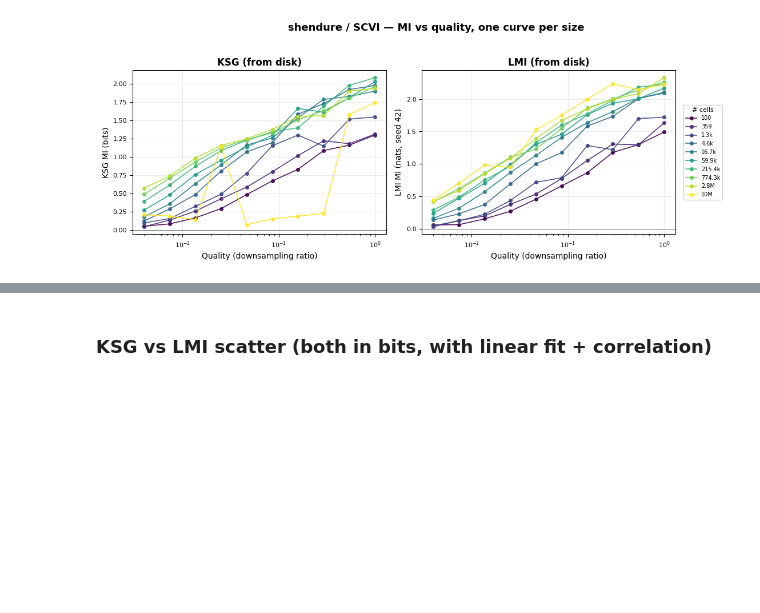
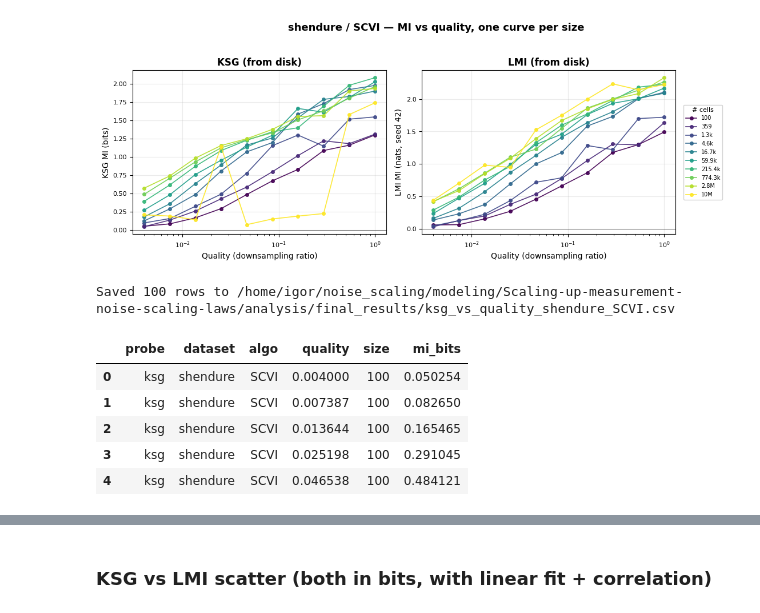
Before and after one commit to igor-sadalski/Scaling-up-measurement-noise-scaling-laws, a Jupyter notebook: analysis/2026-04-20_10-49_plotting_ksg_scaling_curves.ipynb, the cells around one changed output, grey strips where cells are left out. Drawn from its saved outputs; the diff is of its cells as text; code cells hidden in the pictures; blank space fills up the shorter version.

```diff
--- a/analysis/2026-04-20_10-49_plotting_ksg_scaling_curves.ipynb
+++ b/analysis/2026-04-20_10-49_plotting_ksg_scaling_curves.ipynb
@@ -169,14 +169,26 @@ plt.show()
 # %% [output]
 [figure]
 # %%
-# Save left-panel data (KSG bits vs quality, one row per (size, quality)) to CSV.
-FINAL_RESULTS_DIR = Path('/home/igor/noise_scaling/Scaling-up-measurement-noise-scaling-laws/analysis/final_results')
+# Save left-panel data (KSG bits vs quality) to CSV.
+# Schema: probe, dataset, algo, quality, size, mi_bits  (one row per (size, quality)).
+FINAL_RESULTS_DIR = Path('/home/igor/noise_scaling/modeling/Scaling-up-measurement-noise-scaling-laws/analysis/final_results')
 FINAL_RESULTS_DIR.mkdir(parents=True, exist_ok=True)
 
 ksg_csv_path = FINAL_RESULTS_DIR / f'ksg_vs_quality_{DATASET}_{ALGO}.csv'
-ksg_left_df = (df[['dataset', 'algorithm', 'signal', 'size', 'quality', 'ksg_bits']]
+ksg_left_df = (df[['dataset', 'algorithm', 'size', 'quality', 'ksg_bits']]
+               .rename(columns={'algorithm': 'algo', 'ksg_bits': 'mi_bits'})
+               .assign(probe='ksg')
+               [['probe', 'dataset', 'algo', 'quality', 'size', 'mi_bits']]
                .sort_values(['size', 'quality'])
                .reset_index(drop=True))
 ksg_left_df.to_csv(ksg_csv_path, index=False)
 print(f'Saved {len(ksg_left_df)} rows to {ksg_csv_path}')
 ksg_left_df.head()
+# %% [output]
+Saved 100 rows to /home/igor/noise_scaling/modeling/Scaling-up-measurement-noise-scaling-laws/analysis/final_results/ksg_vs_quality_shendure_SCVI.csv
+|  | probe | dataset | algo | quality | size | mi_bits |
+| 0 | ksg | shendure | SCVI | 0.004000 | 100 | 0.050254 |
+| 1 | ksg | shendure | SCVI | 0.007387 | 100 | 0.082650 |
+| 2 | ksg | shendure | SCVI | 0.013644 | 100 | 0.165465 |
+| 3 | ksg | shendure | SCVI | 0.025198 | 100 | 0.291045 |
+| 4 | ksg | shendure | SCVI | 0.046538 | 100 | 0.484121 |
```
Also changed, not shown: parts of 1 cell of this notebook, 11 other files.
